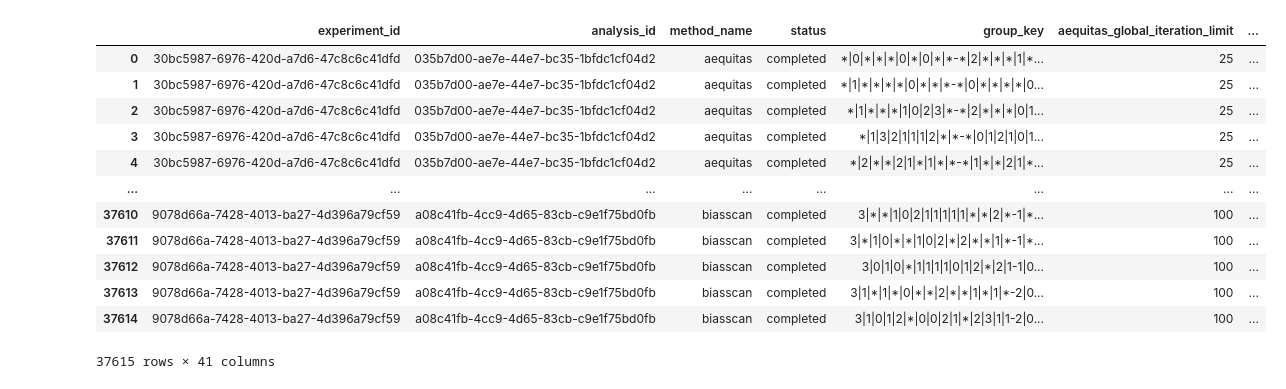
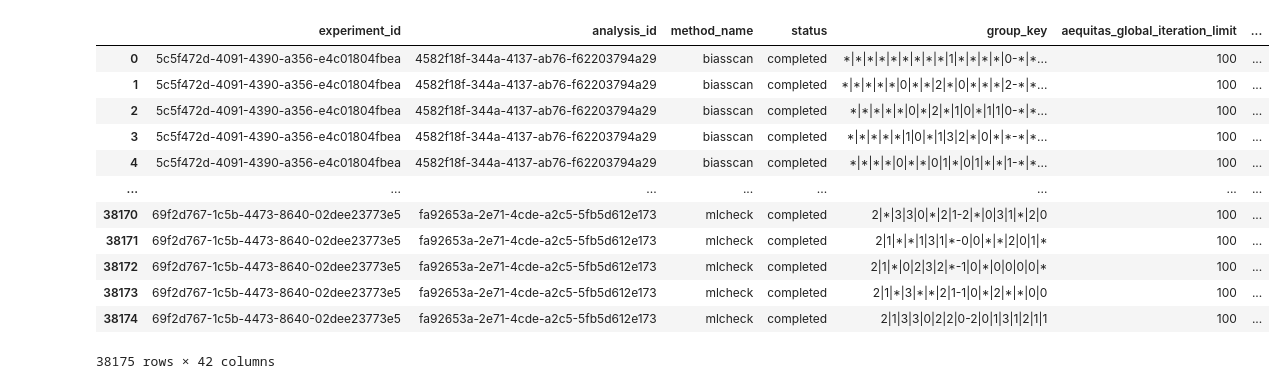
Before and after one commit to Vaunorage/ClearBias, a Jupyter notebook: experiments/analyse_exp4_cate.ipynb, the cells around one changed output. Saved outputs shown, nothing was run; the diff lists cells and outputs as text; code cells hidden in the pictures.

```diff
--- a/experiments/analyse_exp4_cate.ipynb
+++ b/experiments/analyse_exp4_cate.ipynb
@@ -4,10 +4,9 @@ import json
 from sqlalchemy import create_engine
 import pandas as pd
 
-from data_generator.main import DiscriminationData
 from path import HERE
 
-DB_PATH = HERE.joinpath('experiments/discrimination_detection_results8.db')
+DB_PATH = HERE.joinpath('experiments/discrimination_detection_results11.db')
 conn = create_engine(f'sqlite:///{DB_PATH}')
 query = """
 with s1 as (SELECT ex.experiment_id,
@@ -27,7 +26,7 @@ with s1 as (SELECT ex.experiment_id,
                    json_extract(ex.config, '$.bias_scan_num_iters')             as bias_scan_num_iters,
                    json_extract(ex.config, '$.bias_scan_random_state')          as bias_scan_random_state,
                    json_extract(ex.config, '$.bias_scan_scoring')               as bias_scan_scoring,
-                   json_extract(ex.config, '$.bias_scan_test_size')             as bias_scan_test_size,
+                   json_extract(ex.config, '$.bias_scan_test_size')            as bias_scan_test_size,
                    json_extract(ex.config, '$.expga_max_global')                as expga_max_global,
                    json_extract(ex.config, '$.expga_max_local')                 as expga_max_local,
                    json_extract(ex.config, '$.expga_threshold')                 as expga_threshold,
@@ -41,53 +40,53 @@ with s1 as (SELECT ex.experiment_id,
                    json_extract(ex.config, '$.nb_groups')                       as nb_groups,
                    json_extract(ex.config, '$.prop_protected_attr')             as prop_protected_attr,
 
-                   CAST(er.calculated_aleatoric_group AS float)                       AS calculated_aleatoric,
-                   CAST(er.calculated_epistemic_group AS float)                       AS calculated_epistemic,
-
                    CAST(er.calculated_granularity AS float)                     AS calculated_granularity,
                    CAST(er.calculated_group_size AS float)                      AS calculated_group_size,
                    CAST(er.calculated_intersectionality AS float)               AS calculated_intersectionality,
                    CAST(er.calculated_magnitude AS float)                       AS calculated_magnitude,
                    CAST(er.calculated_similarity AS float)                      AS calculated_similarity,
                    CAST(er.calculated_subgroup_ratio AS float)                  AS calculated_subgroup_ratio,
-                   CAST(er.calculated_uncertainty_group AS float)                     AS calculated_uncertainty,
+
+                   CAST(er.calculated_epistemic_random_forest AS float)         AS calculated_epistemic_random_forest,
+                   CAST(er.calculated_aleatoric_random_forest AS float)         AS calculated_aleatoric_random_forest,
+                   CAST(er.calculated_epistemic_random_forest_median AS float)  AS calculated_epistemic_random_forest_median,
+                   CAST(er.calculated_aleatoric_random_forest_median AS float)  AS calculated_aleatoric_random_forest_median,
 
                    CAST(er.synthetic_group_size AS integer)                     AS synthetic_group_size,
-                   CAST(er.nb_unique_indv AS integer)                           AS nb_unique_indv,
+                   CAST(er.nb_unique_indv AS integer)                          AS nb_unique_indv,
 
                    CAST(er.num_exact_couple_matches AS integer)                 AS num_exact_couple_matches,
                    CAST(er.num_new_group_couples AS integer)                    AS num_new_group_couples,
                    num_new_group_couples / CAST(nb_unique_indv AS FLOAT)        as prop_of_new_individuals_found,
-                   num_exact_couple_matches / CAST(nb_unique_indv AS FLOAT)   as prop_of_orig_individuals_found
+                   num_exact_couple_matches / CAST(nb_unique_indv AS FLOAT)     as prop_of_orig_individuals_found
 
 
             FROM experiments ex
                      join main.analysis_metadata am on ex.experiment_id = am.experiment_id
                      left join main.evaluated_results er on am.analysis_id = er.analysis_id
             WHERE status = 'completed')
 SELECT *
 FROM s1
--- ORDER BY prop_of_new_individuals_found DESC
 """
 
 df = pd.read_sql_query(query, conn)
 df = df.loc[:, ~df.T.duplicated()]
-df = df[(~df['prop_of_new_individuals_found'].isna())&(~df['prop_of_orig_individuals_found'].isna())]
+# df = df[(~df['prop_of_new_individuals_found'].isna())&(~df['prop_of_orig_individuals_found'].isna())]
 df
 # %% [output]
 |  | experiment_id | analysis_id | method_name | status | group_key | aequitas_global_iteration_limit | ... |
-| 0 | 30bc5987-6976-420d-a7d6-47c8c6c41dfd | 035b7d00-ae7e-44e7-bc35-1bfdc1cf04d2 | aequitas | completed | *|0|*|*|*|0|*|0|*|*-*|2|*|*|*|1|*... | 25 | ... |
-| 1 | 30bc5987-6976-420d-a7d6-47c8c6c41dfd | 035b7d00-ae7e-44e7-bc35-1bfdc1cf04d2 | aequitas | completed | *|1|*|*|*|*|0|*|*|*-*|0|*|*|*|*|0... | 25 | ... |
-| 2 | 30bc5987-6976-420d-a7d6-47c8c6c41dfd | 035b7d00-ae7e-44e7-bc35-1bfdc1cf04d2 | aequitas | completed | *|1|*|*|*|1|0|2|3|*-*|2|*|*|*|0|1... | 25 | ... |
-| 3 | 30bc5987-6976-420d-a7d6-47c8c6c41dfd | 035b7d00-ae7e-44e7-bc35-1bfdc1cf04d2 | aequitas | completed | *|1|3|2|1|1|1|2|*|*-*|0|1|2|1|0|1... | 25 | ... |
-| 4 | 30bc5987-6976-420d-a7d6-47c8c6c41dfd | 035b7d00-ae7e-44e7-bc35-1bfdc1cf04d2 | aequitas | completed | *|2|*|*|2|1|*|1|*|*-*|1|*|*|2|1|*... | 25 | ... |
+| 0 | 5c5f472d-4091-4390-a356-e4c01804fbea | 4582f18f-344a-4137-ab76-f62203794a29 | biasscan | completed | *|*|*|*|*|*|*|*|*|1|*|*|*|*|0-*|*... | 100 | ... |
+| 1 | 5c5f472d-4091-4390-a356-e4c01804fbea | 4582f18f-344a-4137-ab76-f62203794a29 | biasscan | completed | *|*|*|*|*|0|*|*|2|*|0|*|*|*|2-*|*... | 100 | ... |
+| 2 | 5c5f472d-4091-4390-a356-e4c01804fbea | 4582f18f-344a-4137-ab76-f62203794a29 | biasscan | completed | *|*|*|*|*|0|*|2|*|1|0|*|1|1|0-*|*... | 100 | ... |
+| 3 | 5c5f472d-4091-4390-a356-e4c01804fbea | 4582f18f-344a-4137-ab76-f62203794a29 | biasscan | completed | *|*|*|*|*|1|0|*|1|3|2|*|0|*|*-*|*... | 100 | ... |
+| 4 | 5c5f472d-4091-4390-a356-e4c01804fbea | 4582f18f-344a-4137-ab76-f62203794a29 | biasscan | completed | *|*|*|*|0|*|*|0|1|*|0|1|*|*|1-*|*... | 100 | ... |
 | ... | ... | ... | ... | ... | ... | ... | ... |
-| 37610 | 9078d66a-7428-4013-ba27-4d396a79cf59 | a08c41fb-4cc9-4d65-83cb-c9e1f75bd0fb | biasscan | completed | 3|*|*|1|0|2|1|1|1|1|1|*|*|2|*-1|*... | 100 | ... |
-| 37611 | 9078d66a-7428-4013-ba27-4d396a79cf59 | a08c41fb-4cc9-4d65-83cb-c9e1f75bd0fb | biasscan | completed | 3|*|1|0|*|*|1|0|2|*|2|*|*|1|*-1|*... | 100 | ... |
-| 37612 | 9078d66a-7428-4013-ba27-4d396a79cf59 | a08c41fb-4cc9-4d65-83cb-c9e1f75bd0fb | biasscan | completed | 3|0|1|0|*|1|1|1|1|0|1|2|*|2|1-1|0... | 100 | ... |
-| 37613 | 9078d66a-7428-4013-ba27-4d396a79cf59 | a08c41fb-4cc9-4d65-83cb-c9e1f75bd0fb | biasscan | completed | 3|1|*|1|*|0|*|*|2|*|*|1|*|1|*-2|0... | 100 | ... |
-| 37614 | 9078d66a-7428-4013-ba27-4d396a79cf59 | a08c41fb-4cc9-4d65-83cb-c9e1f75bd0fb | biasscan | completed | 3|1|0|1|2|*|0|0|2|1|*|2|3|1|1-2|0... | 100 | ... |
+| 38170 | 69f2d767-1c5b-4473-8640-02dee23773e5 | fa92653a-2e71-4cde-a2c5-5fb5d612e173 | mlcheck | completed | 2|*|3|3|0|*|2|1-2|*|0|3|1|*|2|0 | 100 | ... |
+| 38171 | 69f2d767-1c5b-4473-8640-02dee23773e5 | fa92653a-2e71-4cde-a2c5-5fb5d612e173 | mlcheck | completed | 2|1|*|*|1|3|1|*-0|0|*|*|2|0|1|* | 100 | ... |
+| 38172 | 69f2d767-1c5b-4473-8640-02dee23773e5 | fa92653a-2e71-4cde-a2c5-5fb5d612e173 | mlcheck | completed | 2|1|*|0|2|3|2|*-1|0|*|0|0|0|0|* | 100 | ... |
+| 38173 | 69f2d767-1c5b-4473-8640-02dee23773e5 | fa92653a-2e71-4cde-a2c5-5fb5d612e173 | mlcheck | completed | 2|1|*|3|*|*|2|1-1|0|*|2|*|*|0|0 | 100 | ... |
+| 38174 | 69f2d767-1c5b-4473-8640-02dee23773e5 | fa92653a-2e71-4cde-a2c5-5fb5d612e173 | mlcheck | completed | 2|1|3|3|0|2|2|0-2|0|1|3|1|2|1|1 | 100 | ... |
-37615 rows × 41 columns
+38175 rows × 42 columns
 # %%
 import pandas as pd
 import numpy as np
```
Also changed, not shown: parts of 4 cells of this notebook.
